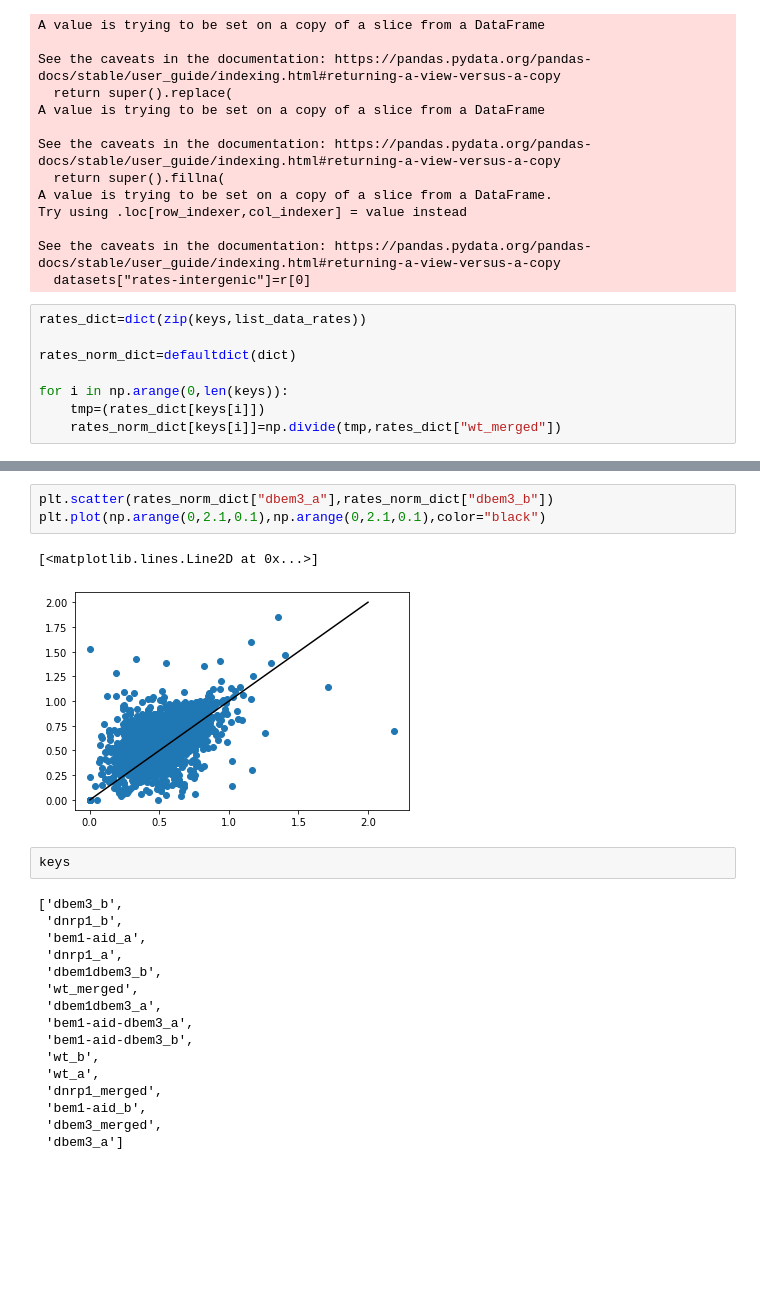
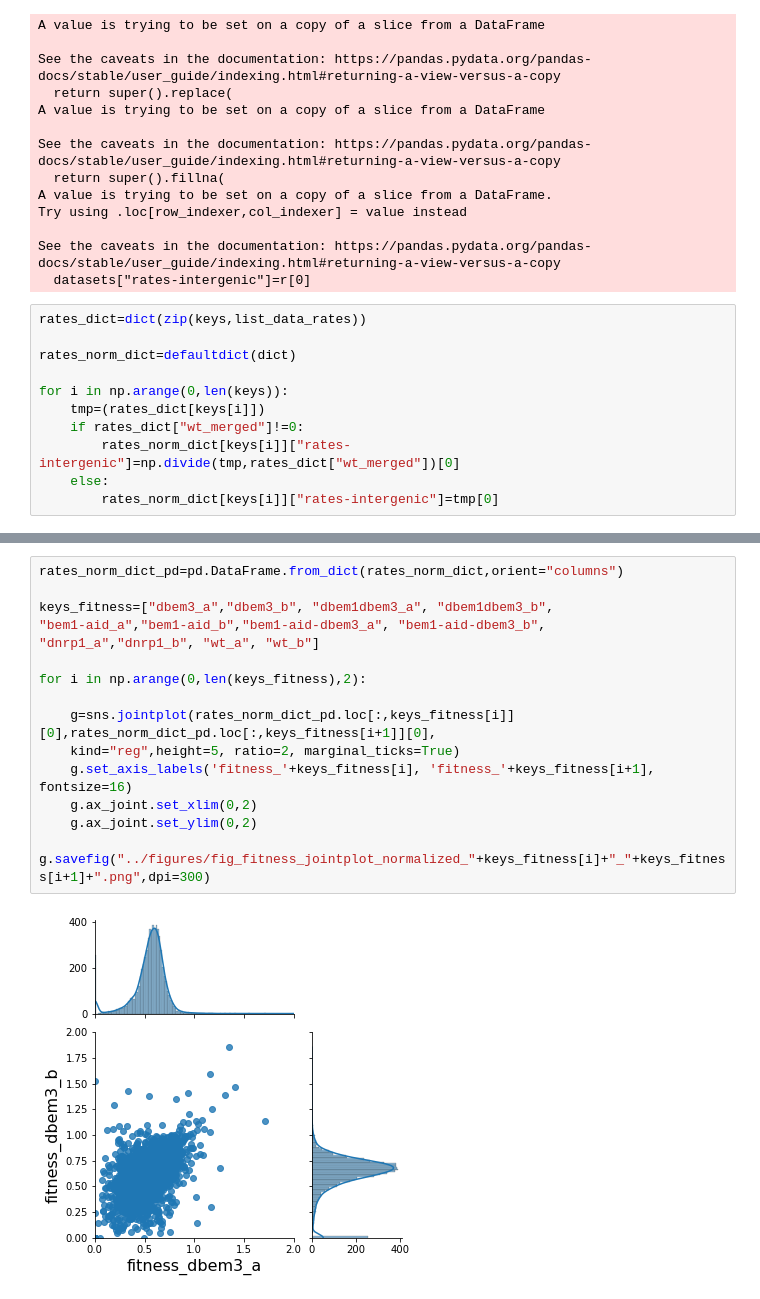
Before and after one commit to SATAY-LL/comparative-analysis-among-strains, a Jupyter notebook: src/analysis_evolutionary_trajectory.ipynb, the cells around one changed output, grey strips where cells are left out. Drawn from its saved outputs; the diff is of its cells as text; blank space fills up the shorter version.

```diff
--- a/src/analysis_evolutionary_trajectory.ipynb
+++ b/src/analysis_evolutionary_trajectory.ipynb
@@ -162,7 +162,10 @@ rates_norm_dict=defaultdict(dict)
 
 for i in np.arange(0,len(keys)):
     tmp=(rates_dict[keys[i]])
-    rates_norm_dict[keys[i]]=np.divide(tmp,rates_dict["wt_merged"])
+    if rates_dict["wt_merged"]!=0:
+        rates_norm_dict[keys[i]]["rates-intergenic"]=np.divide(tmp,rates_dict["wt_merged"])[0]
+    else:
+        rates_norm_dict[keys[i]]["rates-intergenic"]=tmp[0]
 # %%
 ## Fitness plots  normalized to the values of wt_merged
 
@@ -185,26 +188,19 @@ plt.savefig("../figures/fig_fitness_scatter_normalized_wt_merged.png",dpi=300)
 # %% [output]
 [figure]
-# %%
-plt.scatter(rates_norm_dict["dbem3_a"],rates_norm_dict["dbem3_b"])
-plt.plot(np.arange(0,2.1,0.1),np.arange(0,2.1,0.1),color="black")
-# %% [output]
-[<matplotlib.lines.Line2D at 0x...>]
-[figure, removed]
-# %%
-keys
-# %% [output]
-['dbem3_b',
- 'dnrp1_b',
- 'bem1-aid_a',
- 'dnrp1_a',
- 'dbem1dbem3_b',
- 'wt_merged',
- 'dbem1dbem3_a',
- 'bem1-aid-dbem3_a',
- 'bem1-aid-dbem3_b',
- 'wt_b',
- 'wt_a',
- 'dnrp1_merged',
- 'bem1-aid_b',
- 'dbem3_merged',
- 'dbem3_a']
+# %%
+rates_norm_dict_pd=pd.DataFrame.from_dict(rates_norm_dict,orient="columns")
+
+keys_fitness=["dbem3_a","dbem3_b", "dbem1dbem3_a", "dbem1dbem3_b",
+"bem1-aid_a","bem1-aid_b","bem1-aid-dbem3_a", "bem1-aid-dbem3_b",
+"dnrp1_a","dnrp1_b", "wt_a", "wt_b"]
+
+for i in np.arange(0,len(keys_fitness),2):
+
+    g=sns.jointplot(rates_norm_dict_pd.loc[:,keys_fitness[i]][0],rates_norm_dict_pd.loc[:,keys_fitness[i+1]][0],
+    kind="reg",height=5, ratio=2, marginal_ticks=True)
+    g.set_axis_labels('fitness_'+keys_fitness[i], 'fitness_'+keys_fitness[i+1], fontsize=16)
+    g.ax_joint.set_xlim(0,2)
+    g.ax_joint.set_ylim(0,2)
+    g.savefig("../figures/fig_fitness_jointplot_normalized_"+keys_fitness[i]+"_"+keys_fitness[i+1]+".png",dpi=300)
+# %% [output]
+[figure, added]
```
Also changed, not shown: parts of 5 cells of this notebook.
